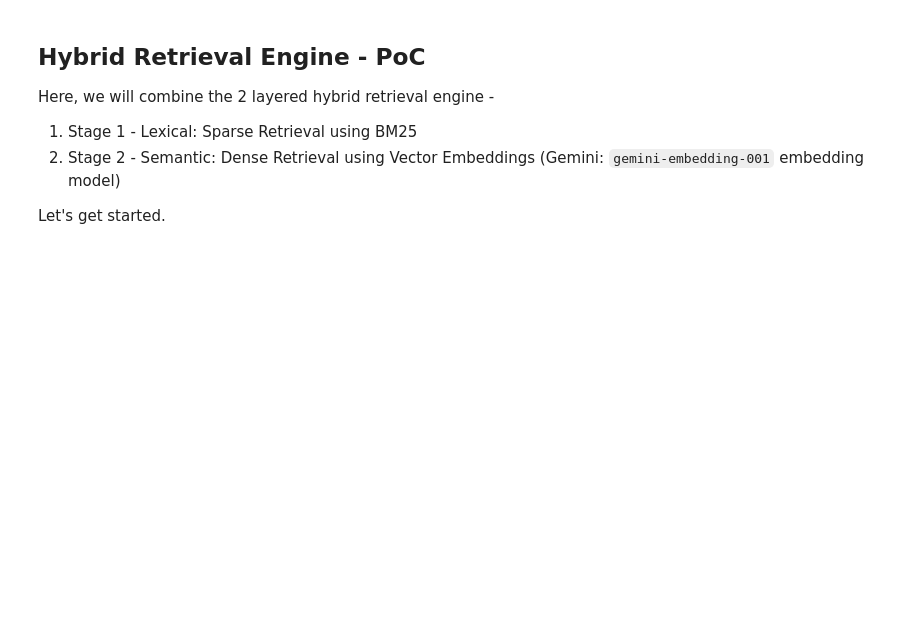
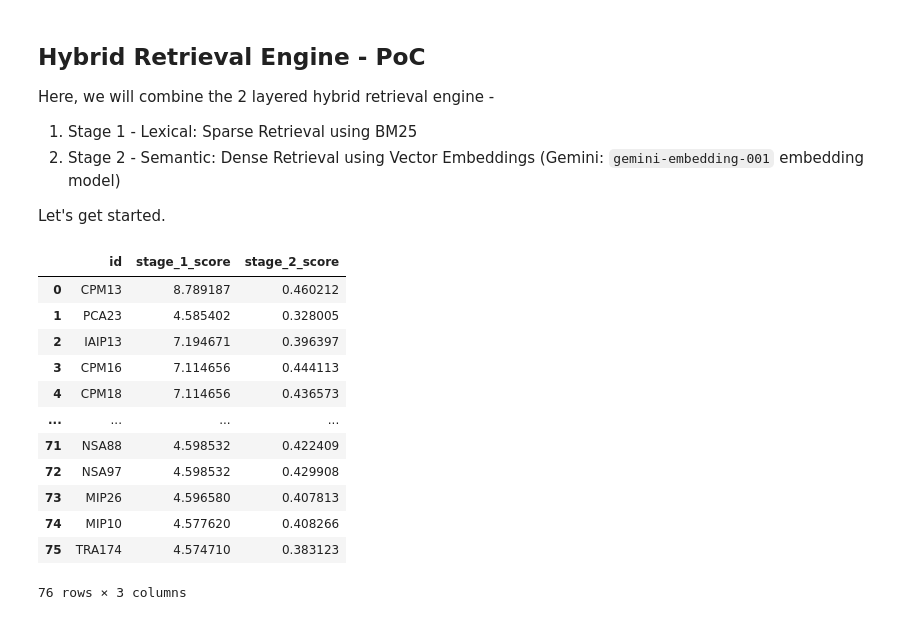
Before and after one commit to A-Raghav/Data-CSO-Bot, a Jupyter notebook: notebooks/helpers/4_hybrid_retrieval_poc.ipynb, the cells around one changed output. Drawn from its saved outputs; the diff is of its cells as text; code cells hidden in the pictures; blank space fills up the shorter version.

```diff
--- a/notebooks/helpers/4_hybrid_retrieval_poc.ipynb
+++ b/notebooks/helpers/4_hybrid_retrieval_poc.ipynb
@@ -64,0 +86,38 @@ class HybridRetrieval:
+# %%
+retriever = HybridRetrieval(top_k_stage_1=200, top_k_stage_2=20)
+# %%
+# 4) Query
+question = "does the fish purr like a cat?"
+
+question = "What's the electricity generation mix in Ireland? for renewable and non-renewable energy?"
+# question = "What is the share of renewable energy in Ireland?"
+# question = "What's the breakup between renewable and non-renewable energy production in Ireland?"
+question = "Ireland rural vs urban population mix"
+# question = "What are ireland's top exports?"
+# question = "What are Prodcom sales for skincare beauty and makeup products in 2023?"
+# question = "Give me a breakup of Ireland's share of transportation sector."
+# question = "Sold productions - quantity (kg) for beauty, makeup and skincare preparations in Ireland in 2023?"
+question = "beauty makeup & skincare production in prodcom data for ireland in 2023"
+# question = "PRODCOM production quantity."
+# question = "What's the mining and quarrying production in Ireland?"
+# question = "nano cellulose production in ireland"
+# question = "give me pharmaceuticals production in ireland"
+# question = "what are the different types of pharmaceuticals products produced in ireland"
+
+
+response = retriever.search(query=question)
+response
+# %% [output]
+|  | id | stage_1_score | stage_2_score |
+| 0 | CPM13 | 8.789187 | 0.460212 |
+| 1 | PCA23 | 4.585402 | 0.328005 |
+| 2 | IAIP13 | 7.194671 | 0.396397 |
+| 3 | CPM16 | 7.114656 | 0.444113 |
+| 4 | CPM18 | 7.114656 | 0.436573 |
+| ... | ... | ... | ... |
+| 71 | NSA88 | 4.598532 | 0.422409 |
+| 72 | NSA97 | 4.598532 | 0.429908 |
+| 73 | MIP26 | 4.596580 | 0.407813 |
+| 74 | MIP10 | 4.577620 | 0.408266 |
+| 75 | TRA174 | 4.574710 | 0.383123 |
+76 rows × 3 columns
```
Also changed, not shown: parts of 1 cell of this notebook, 3 other files.
